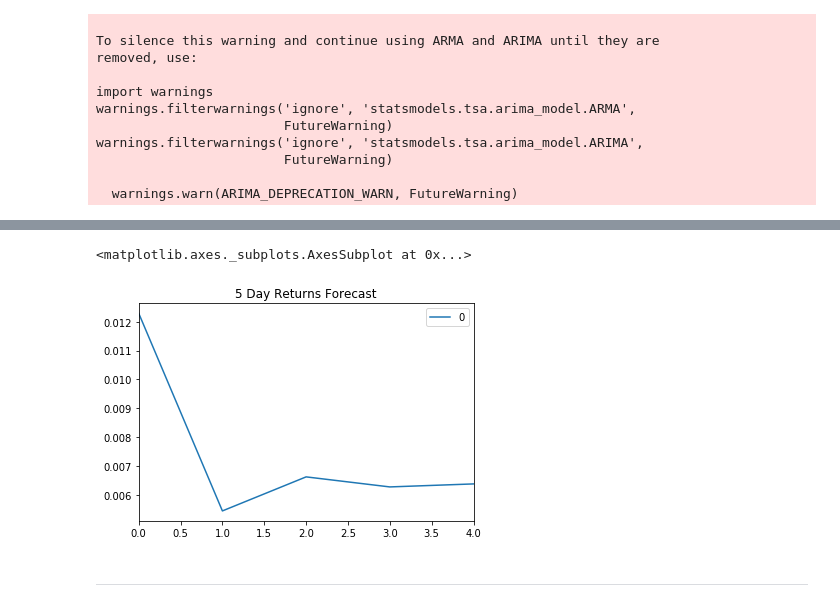
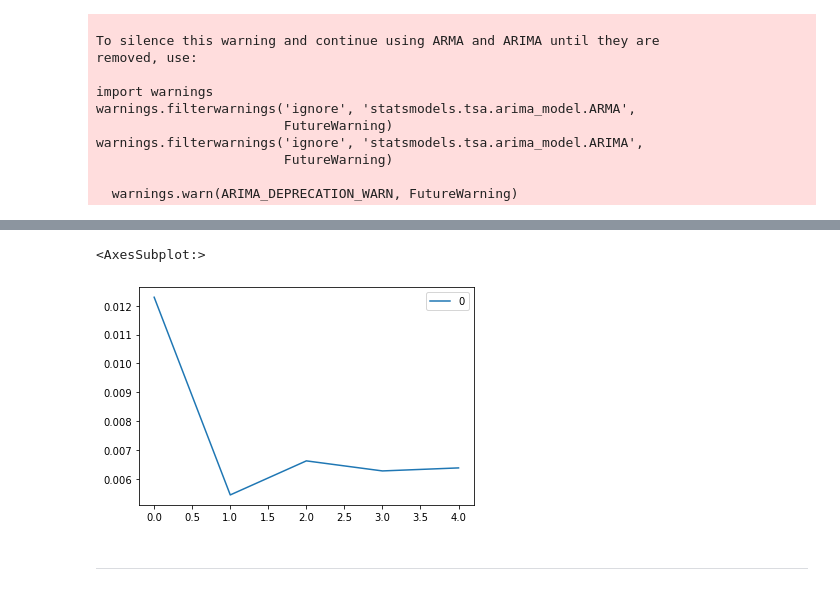
Before and after one commit to Anthibian/Time-Series-Analysis, a Jupyter notebook: Starter_Code/time_series_analysis.ipynb, the cells around one changed output, grey strips where cells are left out. Drawn from its saved outputs; the diff is of its cells as text; code cells hidden in the pictures.

```diff
--- a/Starter_Code/time_series_analysis.ipynb
+++ b/Starter_Code/time_series_analysis.ipynb
@@ -119,7 +119,7 @@ import statsmodels.api as sm
 model = sm.tsa.ARMA(returns, order = (2, 1))
 
 # Fit the model and assign it to a variable called results
-results = model.fit
+results = model.fit()
 # %% [output]
 statsmodels.tsa.arima_model.ARMA and statsmodels.tsa.arima_model.ARIMA have
 been deprecated in favor of statsmodels.tsa.arima.model.ARIMA (note the .
@@ -148,9 +164,10 @@ AttributeError: 'function' object has no attribute 'summary'
 # %%
 # Plot the 5 Day Returns Forecast
-# YOUR CODE HERE!
+
+pd.DataFrame(results.forecast(steps = 5)[0]).plot()
 # %% [output]
-<matplotlib.axes._subplots.AxesSubplot at 0x...>
+<AxesSubplot:>
-[figure, old version]
+[figure, new version]
 # %% [markdown]
 ---
 # %% [markdown]
```
Also changed, not shown: parts of 6 cells of this notebook.
